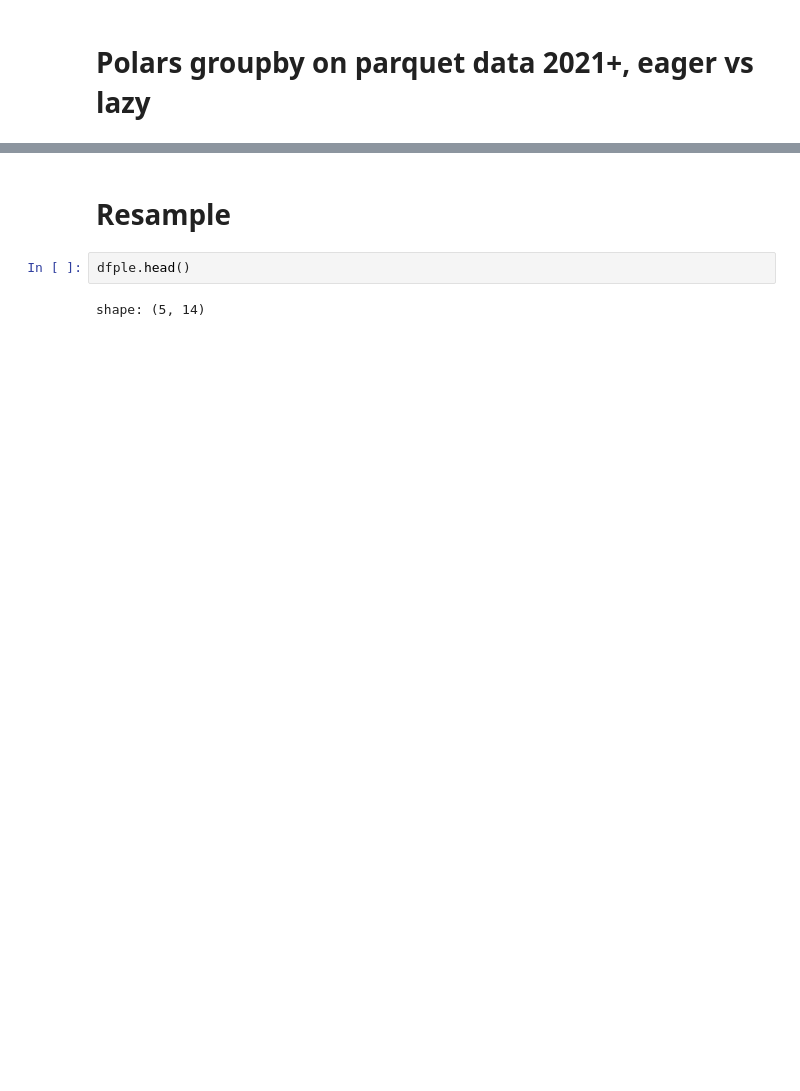
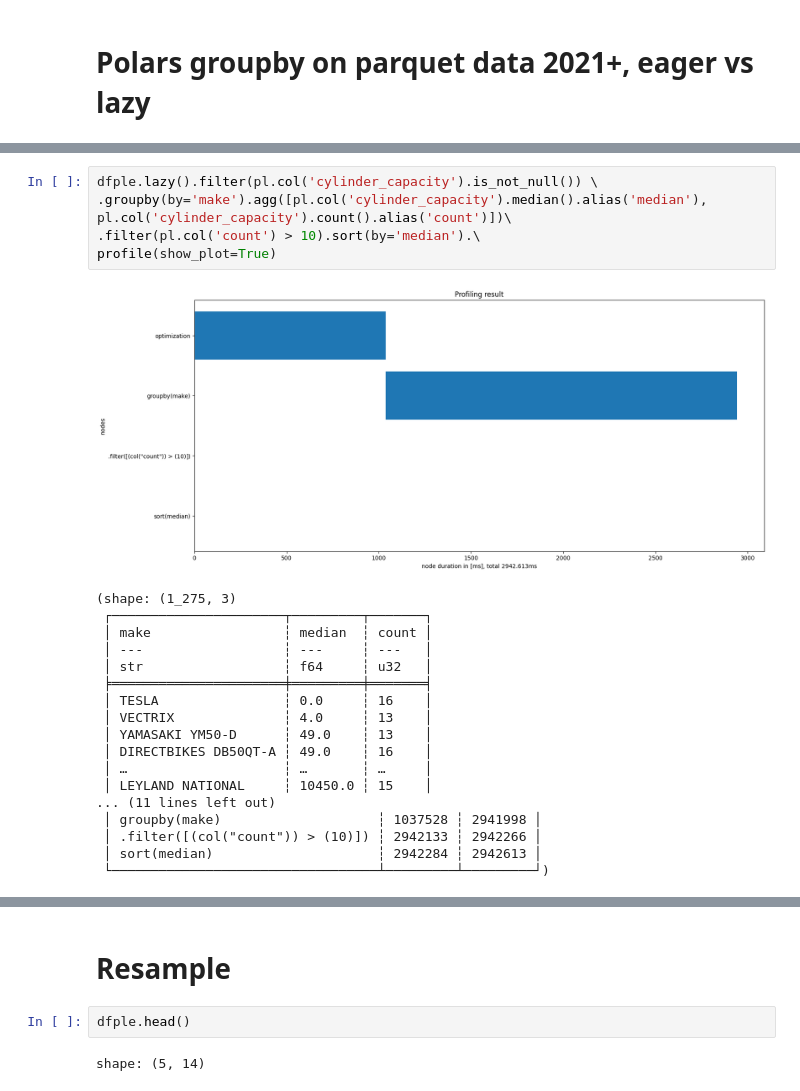
Before and after one commit to ianozsvald/mot_pandas2_polars_dask, a Jupyter notebook: experiments/20230523_polars_groupby.ipynb, the cells around one changed output, grey strips where cells are left out. Saved outputs shown, nothing was run; the diff lists cells and outputs as text; blank space fills up the shorter version.

```diff
--- a/experiments/20230523_polars_groupby.ipynb
+++ b/experiments/20230523_polars_groupby.ipynb
@@ -108,0 +225,24 @@ In [24] used 0.7 MiB RAM in 0.15s (system mean cpu 3%, single max cpu 7%), peake
+# %%
+dfple.lazy().filter(pl.col('cylinder_capacity').is_not_null()) \
+.groupby(by='make').agg([pl.col('cylinder_capacity').median().alias('median'), pl.col('cylinder_capacity').count().alias('count')])\
+.filter(pl.col('count') > 10).sort(by='median').\
+profile(show_plot=True)
+# %% [output]
+[figure, added]
+(shape: (1_275, 3)
+ ┌──────────────────────┬─────────┬───────┐
+ │ make                 ┆ median  ┆ count │
+ │ ---                  ┆ ---     ┆ ---   │
+ │ str                  ┆ f64     ┆ u32   │
+ ╞══════════════════════╪═════════╪═══════╡
+ │ TESLA                ┆ 0.0     ┆ 16    │
+ │ VECTRIX              ┆ 4.0     ┆ 13    │
+ │ YAMASAKI YM50-D      ┆ 49.0    ┆ 13    │
+ │ DIRECTBIKES DB50QT-A ┆ 49.0    ┆ 16    │
+ │ …                    ┆ …       ┆ …     │
+ │ LEYLAND NATIONAL     ┆ 10450.0 ┆ 15    │
+... (11 lines left out)
+ │ groupby(make)                    ┆ 1037528 ┆ 2941998 │
+ │ .filter([(col("count")) > (10)]) ┆ 2942133 ┆ 2942266 │
+ │ sort(median)                     ┆ 2942284 ┆ 2942613 │
+ └──────────────────────────────────┴─────────┴─────────┘)
```
Also changed, not shown: parts of 34 cells of this notebook, 1 other file.
